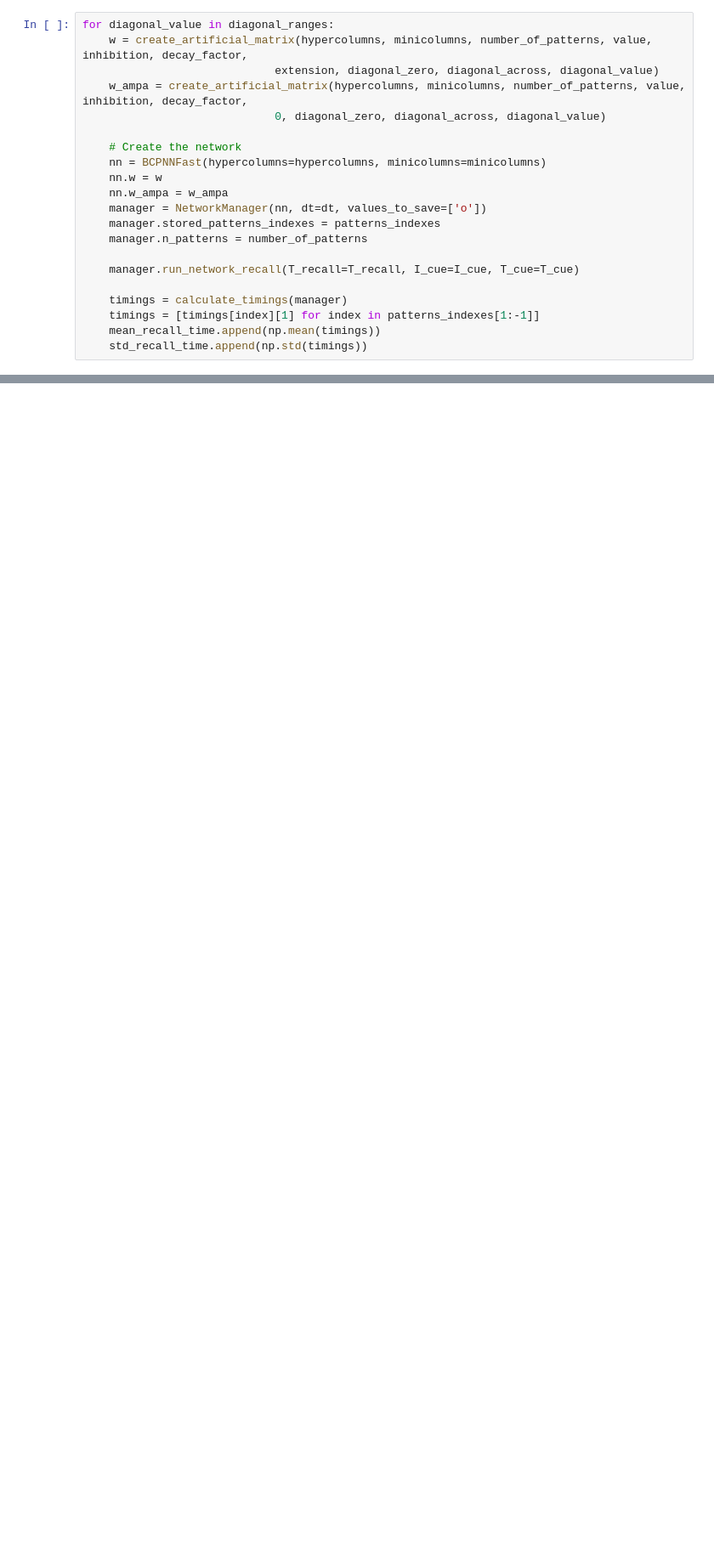
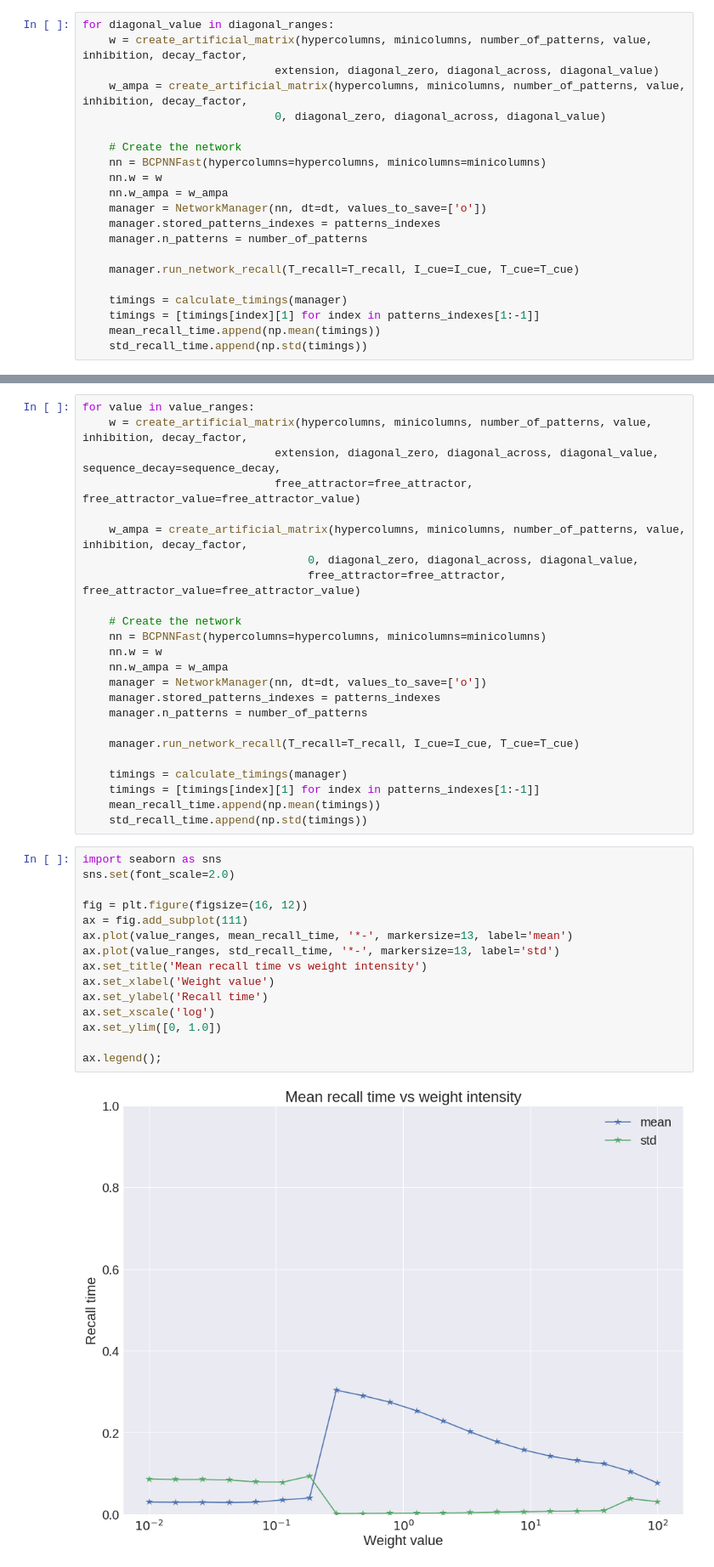
Before and after one commit to h-mayorquin/attractor_sequences, a Jupyter notebook: notebooks/2017-04-13(Artificial matrix study).ipynb, the cells around one changed output, grey strips where cells are left out. Shown at 85% size. Saved outputs shown, nothing was run; the diff lists cells and outputs as text; blank space fills up the shorter version.

Commit message:
Artificial matrix work now complete

```diff
--- a/notebooks/2017-04-13(Artificial matrix study).ipynb
+++ b/notebooks/2017-04-13(Artificial matrix study).ipynb
@@ -483,0 +513,41 @@ ax.legend();
+# %%
+for value in value_ranges:
+    w = create_artificial_matrix(hypercolumns, minicolumns, number_of_patterns, value, inhibition, decay_factor,
+                             extension, diagonal_zero, diagonal_across, diagonal_value, sequence_decay=sequence_decay,
+                             free_attractor=free_attractor, free_attractor_value=free_attractor_value)
+
+    w_ampa = create_artificial_matrix(hypercolumns, minicolumns, number_of_patterns, value, inhibition, decay_factor,
+                                  0, diagonal_zero, diagonal_across, diagonal_value,
+                                  free_attractor=free_attractor, free_attractor_value=free_attractor_value)
+
+    # Create the network
+    nn = BCPNNFast(hypercolumns=hypercolumns, minicolumns=minicolumns)
+    nn.w = w
+    nn.w_ampa = w_ampa
+    manager = NetworkManager(nn, dt=dt, values_to_save=['o'])
+    manager.stored_patterns_indexes = patterns_indexes
+    manager.n_patterns = number_of_patterns
+
+    manager.run_network_recall(T_recall=T_recall, I_cue=I_cue, T_cue=T_cue)
+
+    timings = calculate_timings(manager)
+    timings = [timings[index][1] for index in patterns_indexes[1:-1]]
+    mean_recall_time.append(np.mean(timings))
+    std_recall_time.append(np.std(timings))
+# %%
+import seaborn as sns
+sns.set(font_scale=2.0)
+
+fig = plt.figure(figsize=(16, 12))
+ax = fig.add_subplot(111)
+ax.plot(value_ranges, mean_recall_time, '*-', markersize=13, label='mean')
+ax.plot(value_ranges, std_recall_time, '*-', markersize=13, label='std')
+ax.set_title('Mean recall time vs weight intensity')
+ax.set_xlabel('Weight value')
+ax.set_ylabel('Recall time')
+ax.set_xscale('log')
+ax.set_ylim([0, 1.0])
+
+ax.legend();
+# %% [output]
+[figure, added]
```
Also changed, not shown: parts of 2 cells of this notebook.
